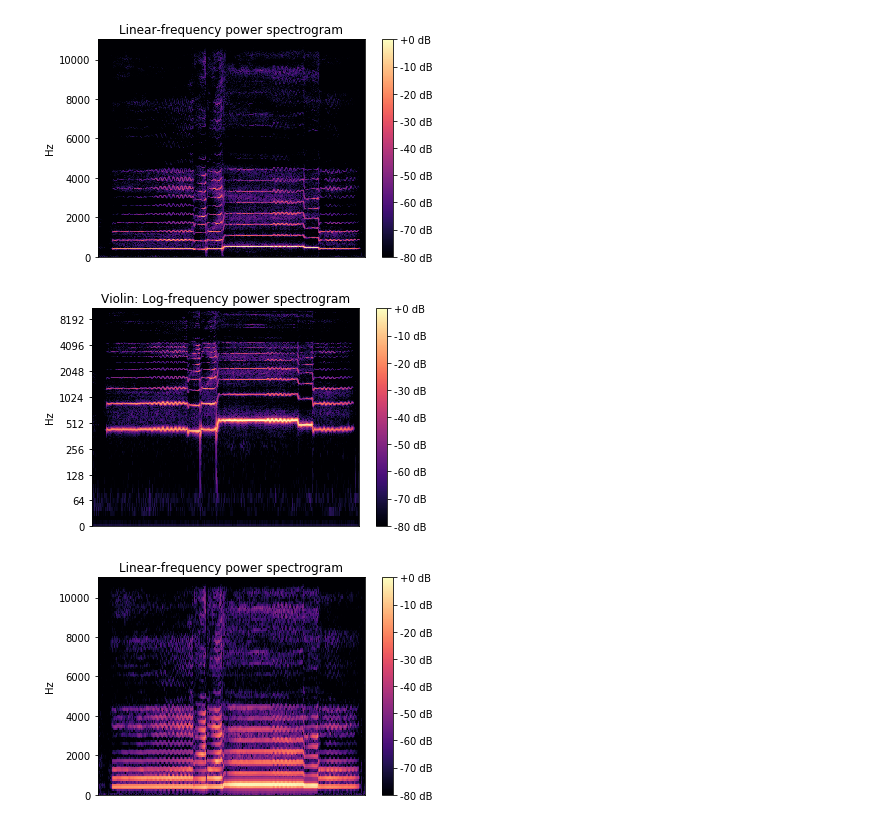
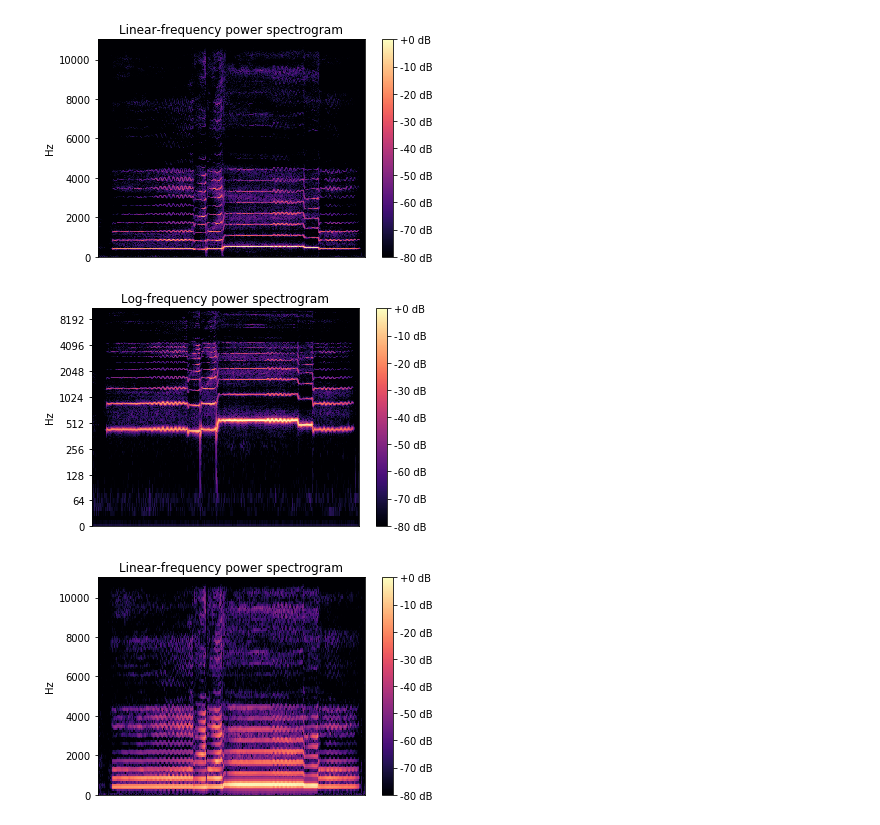
Before and after one commit to jcdevaney/imc2021, a Jupyter notebook: week5/frequencyDomain.ipynb, the cells around one changed output. Saved outputs shown, nothing was run; the diff lists cells and outputs as text; code cells hidden in the pictures.

```diff
--- a/week5/frequencyDomain.ipynb
+++ b/week5/frequencyDomain.ipynb
@@ -24,11 +24,11 @@ plt.show()
 # %%
 # display the normalized spectrogram with a log frequency scale
 librosa.display.specshow(spec, y_axis='log')
 plt.colorbar(format='%+2.0f dB')
-plt.title('Violin: Log-frequency power spectrogram')
+plt.title('Log-frequency power spectrogram')
 plt.show()
 # %% [output]
-[figure, old version]
+[figure, new version]
 # %%
 # create a normalized spectrogram with a small window size (256)
 spec2 = librosa.amplitude_to_db(np.abs(librosa.stft(sig,n_fft=256)), ref=np.max)
```
Also changed, not shown: parts of 1 cell of this notebook, 2 other files.
